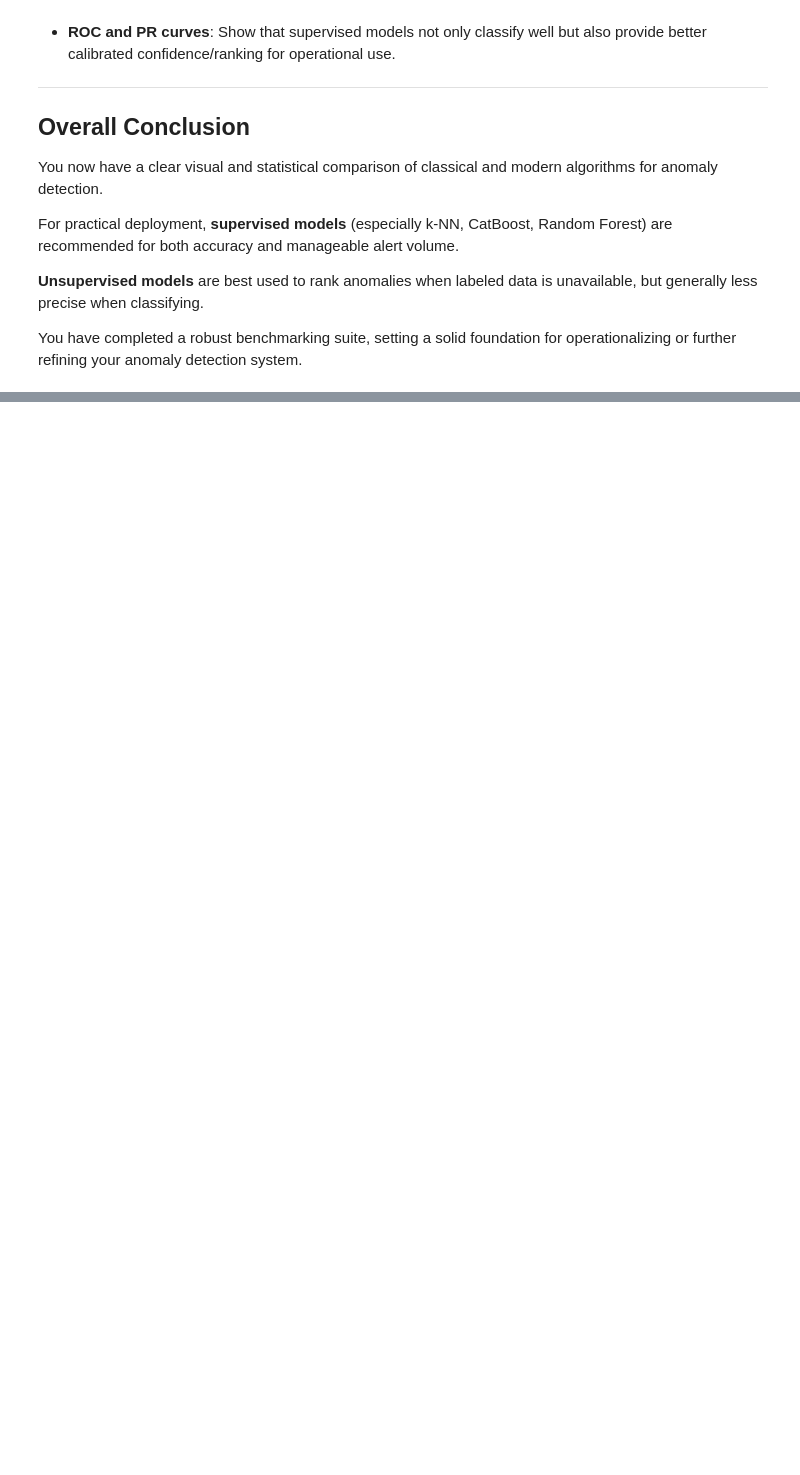
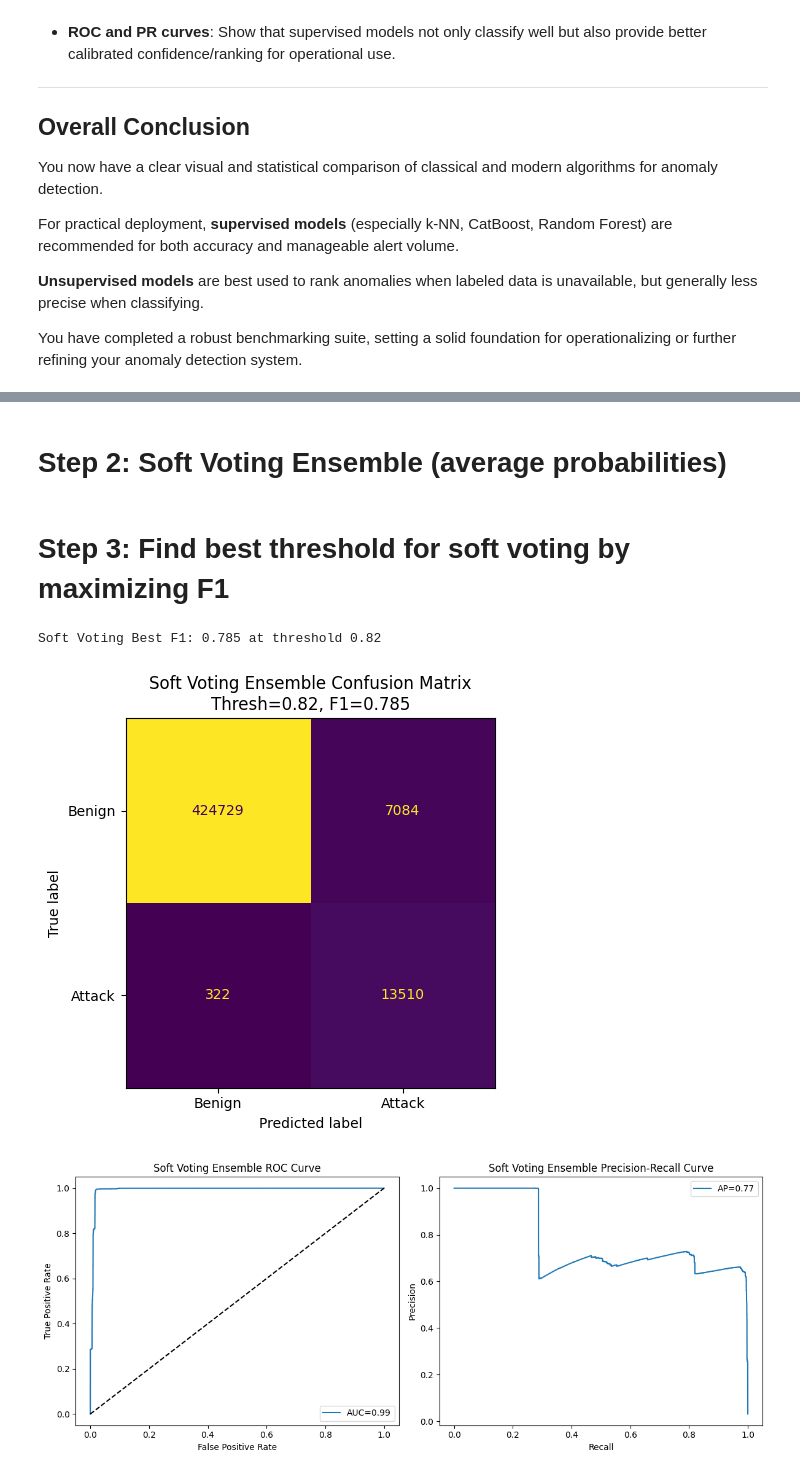
Before and after one commit to VaibhavGIT5048/IDS, a Jupyter notebook: DTI_FINAL.ipynb, the cells around one changed output, grey strips where cells are left out. Saved outputs shown, nothing was run; the diff lists cells and outputs as text; code cells hidden in the pictures; blank space fills up the shorter version.

```diff
--- a/DTI_FINAL.ipynb
+++ b/DTI_FINAL.ipynb
@@ -1597,0 +1633,67 @@ You have completed a robust benchmarking suite, setting a solid foundation for o
+# %% [markdown]
+# Step 2: Soft Voting Ensemble (average probabilities)
+# %%
+# Average the probabilities across models (simple soft voting)
+soft_voting_proba = ensemble_probas.mean(axis=1)
+# %% [markdown]
+# Step 3: Find best threshold for soft voting by maximizing F1
+# %%
+from sklearn.metrics import f1_score
+
+best_f1 = 0
+best_thresh = 0
+thresholds = np.linspace(0, 1, 101)
+
+for t in thresholds:
+    preds = (soft_voting_proba > t).astype(int)
+    f1 = f1_score(y_test, preds)
+    if f1 > best_f1:
+        best_f1 = f1
+        best_thresh = t
+
+print(f"Soft Voting Best F1: {best_f1:.3f} at threshold {best_thresh:.2f}")
+# %% [output]
+Soft Voting Best F1: 0.785 at threshold 0.82
+# %%
+from sklearn.metrics import confusion_matrix, ConfusionMatrixDisplay, roc_curve, auc, precision_recall_curve
+import matplotlib.pyplot as plt
+
+# Predictions using best threshold
+y_pred_soft = (soft_voting_proba > best_thresh).astype(int)
+
+# Confusion matrix
+cm_soft = confusion_matrix(y_test, y_pred_soft)
+disp = ConfusionMatrixDisplay(confusion_matrix=cm_soft, display_labels=["Benign", "Attack"])
+disp.plot(colorbar=False)
+plt.title(f'Soft Voting Ensemble Confusion Matrix\nThresh={best_thresh:.2f}, F1={best_f1:.3f}')
+plt.show()
+
+# ROC and Precision-Recall
+fpr, tpr, _ = roc_curve(y_test, soft_voting_proba)
+roc_auc = auc(fpr, tpr)
+
+prec, rec, _ = precision_recall_curve(y_test, soft_voting_proba)
+ap = auc(rec, prec)
+
+plt.figure(figsize=(12, 5))
+
+plt.subplot(1, 2, 1)
+plt.plot(fpr, tpr, label=f'AUC={roc_auc:.2f}')
+plt.plot([0,1],[0,1],'k--')
+plt.title('Soft Voting Ensemble ROC Curve')
+plt.xlabel('False Positive Rate')
+plt.ylabel('True Positive Rate')
+plt.legend()
+
+plt.subplot(1, 2, 2)
+plt.plot(rec, prec, label=f'AP={ap:.2f}')
+plt.title('Soft Voting Ensemble Precision-Recall Curve')
+plt.xlabel('Recall')
+plt.ylabel('Precision')
+plt.legend()
+
+plt.tight_layout()
+plt.show()
+# %% [output]
+[figure, added]
+[figure, added]
```
Also changed, not shown: parts of 30 cells of this notebook.
